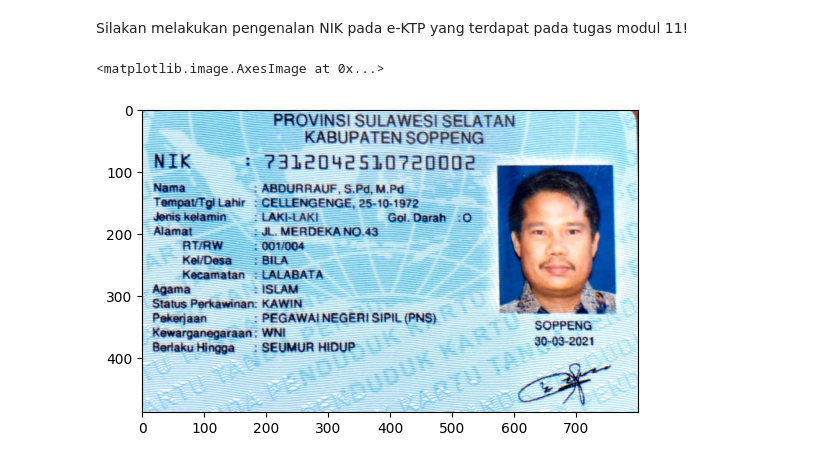
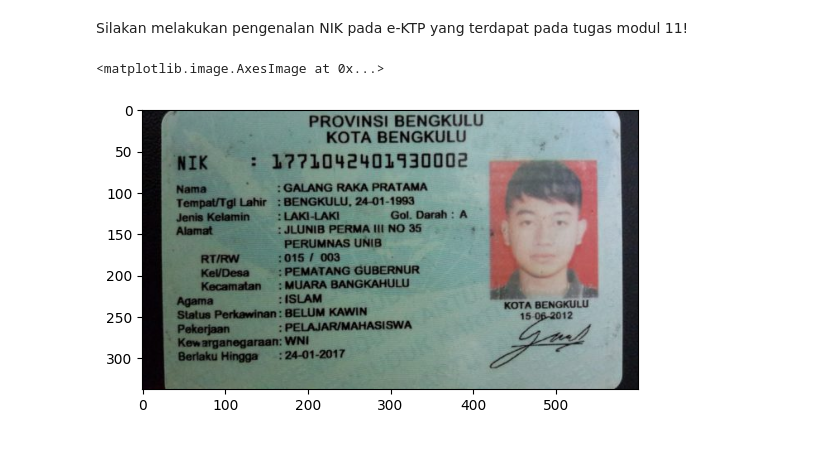
Before and after one commit to hilmimughid/PCVK_Ganjil_2023, a Jupyter notebook: Week_12.ipynb, the cells around one changed output. Cells and saved outputs as stored; diff of their text form; code cells hidden in the pictures.

```diff
--- a/Week_12.ipynb
+++ b/Week_12.ipynb
@@ -581,10 +581,10 @@ Accuracy on the test set: 99.30%
 Silakan melakukan pengenalan NIK pada e-KTP yang terdapat pada tugas modul 11!
 # %%
 # Membaca gambar 'KTP7.jpeg'
-ktp = cv2.imread('/content/drive/MyDrive/PCVK/Images/KTP_More/KTP7.jpeg')
+ktp = cv2.imread('/content/drive/MyDrive/PCVK/Images/KTP_More/ktp1.png')
 
 # Menampilkan gambar dengan mengubahnya dari BGR ke RGB
 plt.imshow(cv2.cvtColor(ktp, cv2.COLOR_BGR2RGB))
 # %% [output]
 <matplotlib.image.AxesImage at 0x...>
-[figure, old version]
+[figure, new version]
```
Also changed, not shown: parts of 12 cells of this notebook.
